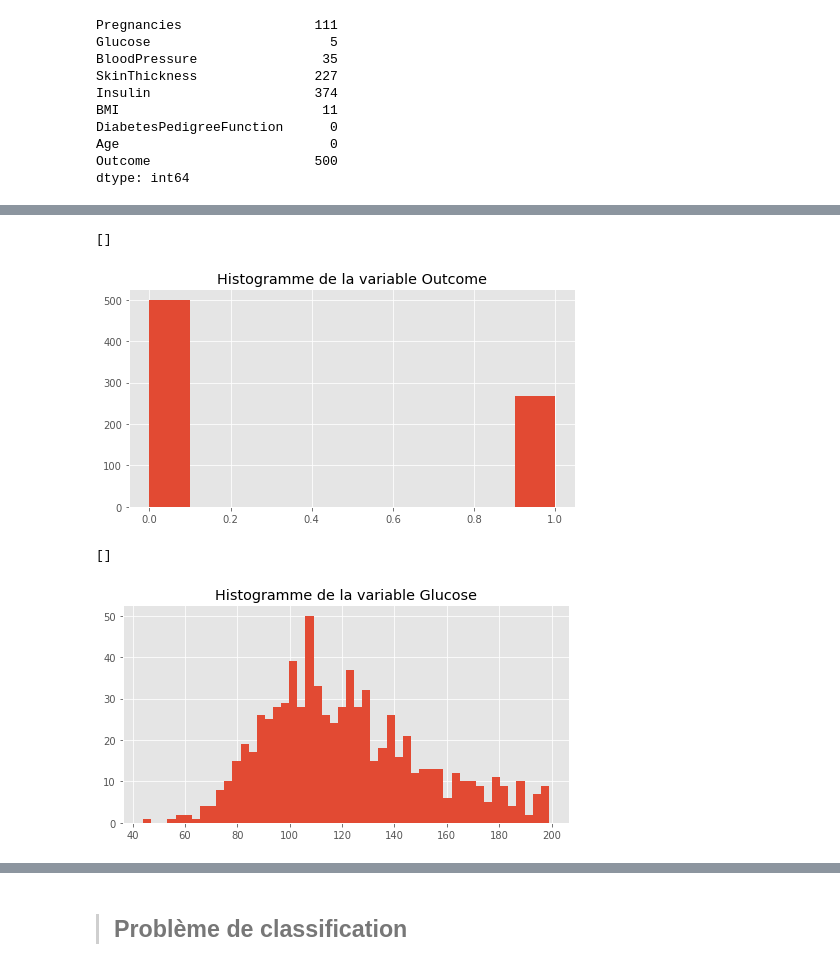
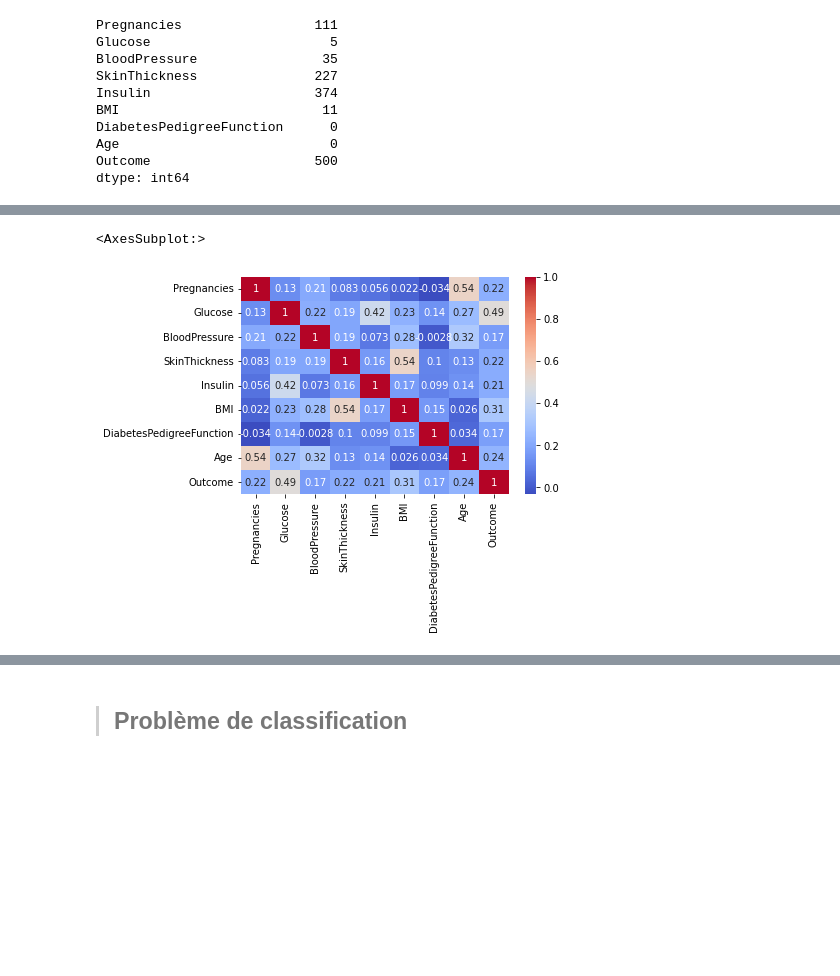
Before and after one commit to JeremCab/ModelisationMathBUT, a Jupyter notebook: TP/0_IntroSKL_CORR.ipynb, the cells around one changed output, grey strips where cells are left out. Cells and saved outputs as stored; diff of their text form; code cells hidden in the pictures; blank space fills up the shorter version.

```diff
--- a/TP/0_IntroSKL_CORR.ipynb
+++ b/TP/0_IntroSKL_CORR.ipynb
@@ -113,11 +122,9 @@ from sklearn.linear_model import LinearRegression
 from sklearn.linear_model import LogisticRegression
 from sklearn.metrics import classification_report
 from sklearn.metrics import mean_squared_error
-from sklearn.neighbors import KNeighborsClassifier
 
 import seaborn as sns
 import matplotlib.pyplot as plt
-plt.style.use('ggplot')
 # %% [markdown]
 ## Load Data
 # %%
@@ -177,6 +186,6 @@ dtype: int64
 # %%
 for col in ["Glucose", "BloodPressure", "SkinThickness", "Insulin", "BMI"]:
 
-    mask = df[col] != 0
-    mean = df[mask][col].mean()
+    mean = df[df[col] != 0][col].mean()
     df[col] = df[col].replace(0, mean)
+    print((df[col] == 0).sum())
@@ -196,20 +198,7 @@ dtype: int64
-# %%
-plt.figure(figsize=(8, 4))
-
-df.Outcome.hist()
-
-plt.title("Histogramme de la variable Outcome")
-plt.plot()
-# %% [output]
-[]
-[figure, removed]
-# %%
-plt.figure(figsize=(8, 4))
-
-df.Glucose.hist(bins=50)
-
-plt.title("Histogramme de la variable Glucose")
-plt.plot()
-# %% [output]
-[]
-[figure, removed]
+# %%
+# correlation matrix
+corr_matrix = df.corr()
+sns.heatmap(corr_matrix, annot=True, cmap='coolwarm')
+# %% [output]
+<AxesSubplot:>
+[figure, added]
```
Also changed, not shown: parts of 42 cells of this notebook, 1 other file.
